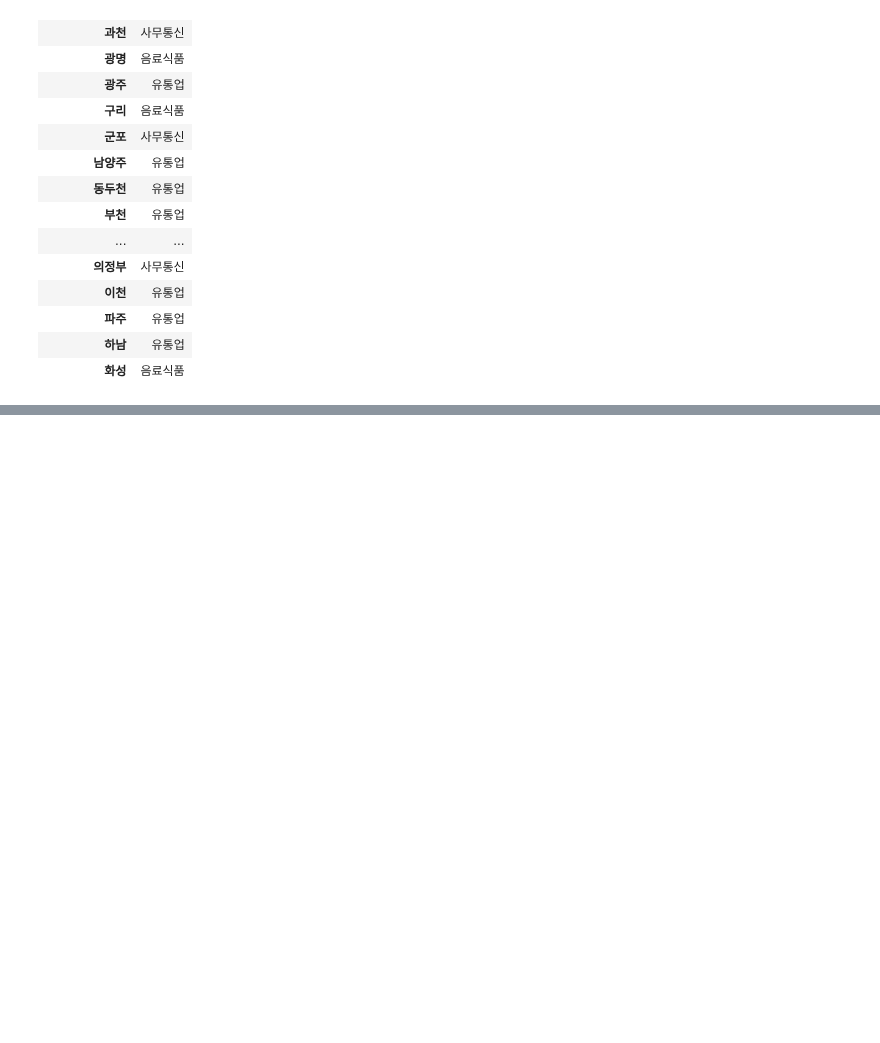
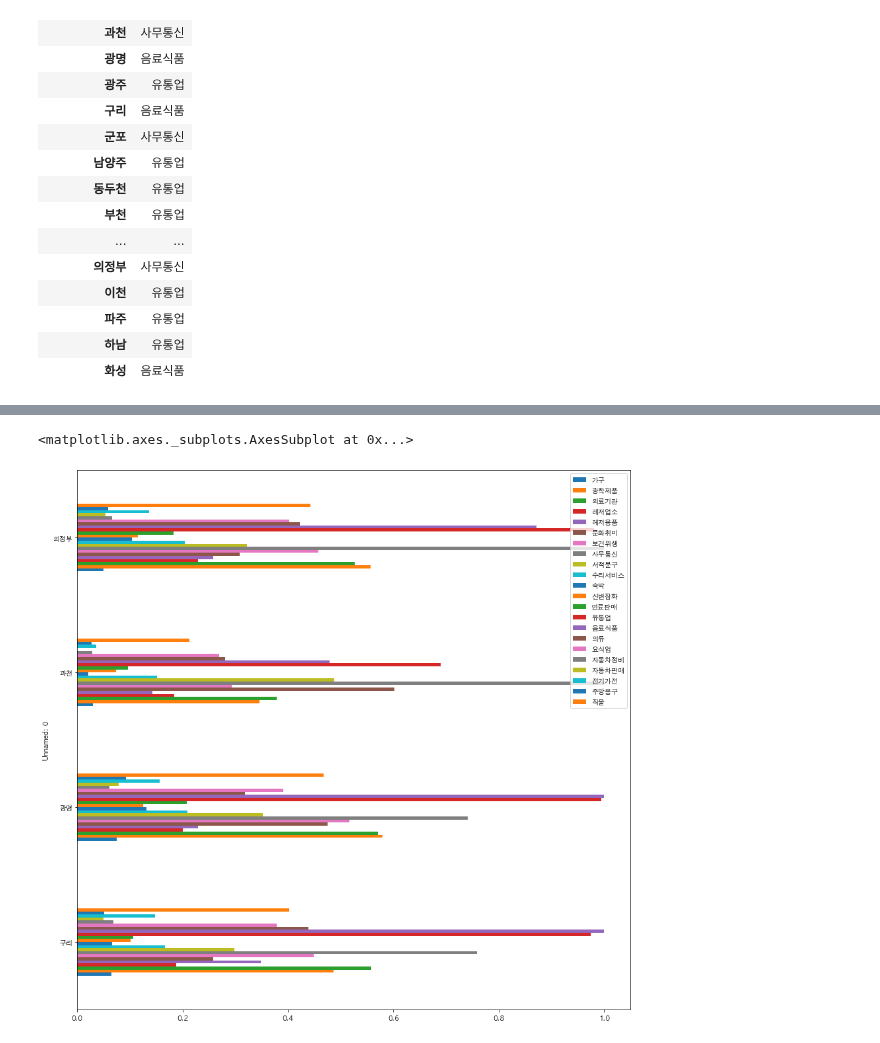
Before and after one commit to leechungpa/mcube, a Jupyter notebook: code/interindustry_analysis/5. 경기 지역별 업종별 부가가치유발계수 시각화.ipynb, the cells around one changed output, grey strips where cells are left out. Saved outputs shown, nothing was run; the diff lists cells and outputs as text; code cells hidden in the pictures; blank space fills up the shorter version.

Commit message:
add graph

```diff
--- a/code/interindustry_analysis/5. 경기 지역별 업종별 부가가치유발계수 시각화.ipynb
+++ b/code/interindustry_analysis/5. 경기 지역별 업종별 부가가치유발계수 시각화.ipynb
@@ -130,0 +81,3 @@ SVG(vaic_max_img)
+# %%
+vaic_stn_t4=vaic_local_stn.transpose()[['구리','광명','과천','의정부']]
+vaic_stn_t4
@@ -130,0 +105,5 @@ SVG(vaic_max_img)
+# %%
+vaic_stn_t4.transpose().plot(kind='barh',figsize=(15,15))
+# %% [output]
+<matplotlib.axes._subplots.AxesSubplot at 0x...>
+[figure, added]
```
Also changed, not shown: parts of 18 cells of this notebook, 5 other files.
